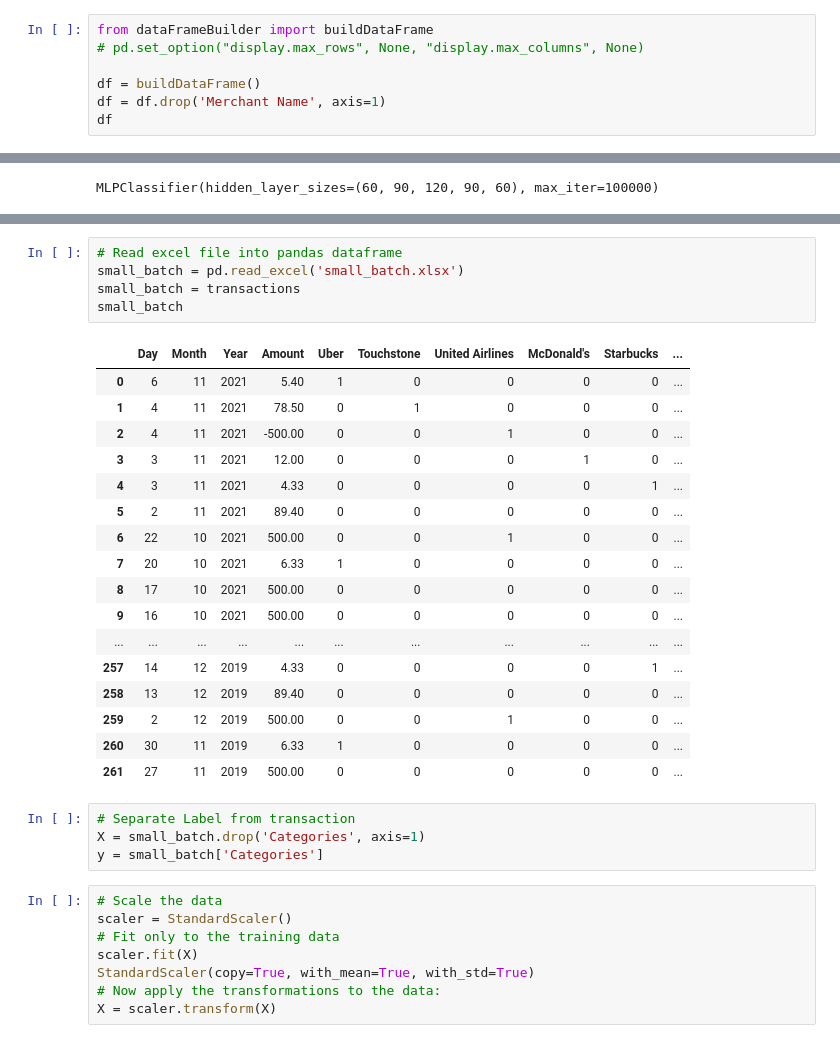
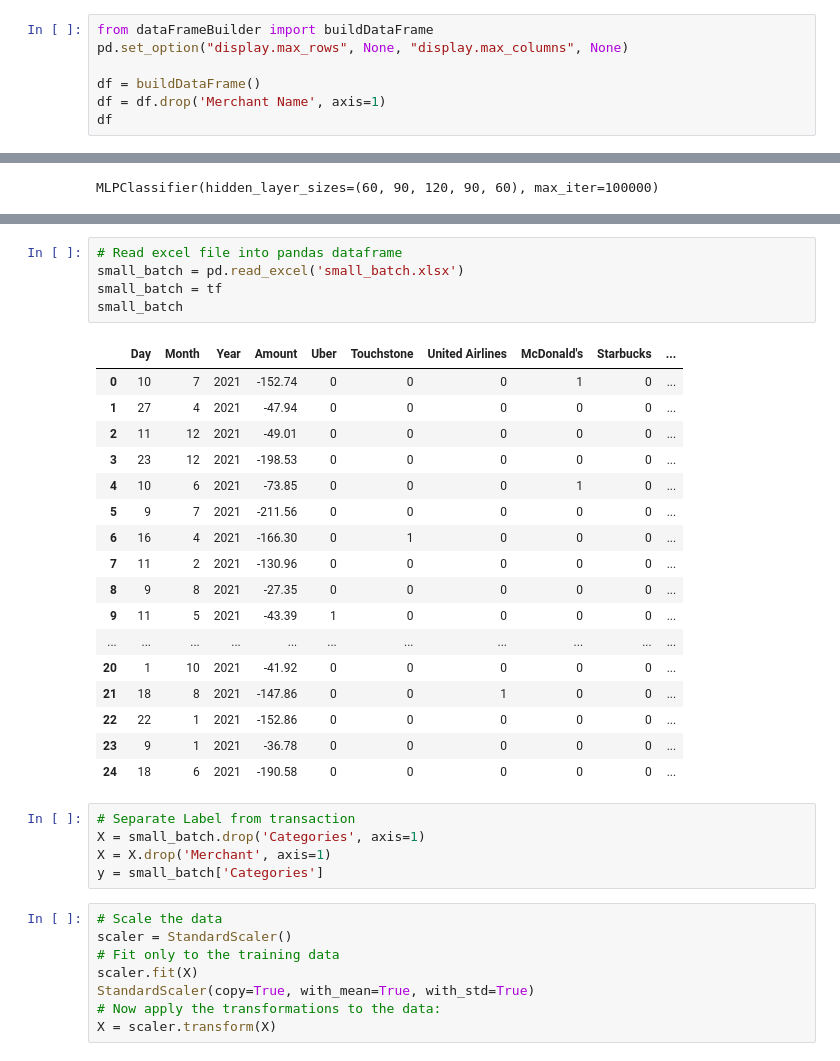
Before and after one commit to aaronjpotter93/BigBen, a Jupyter notebook: ai/my_nn.ipynb, the cells around one changed output, grey strips where cells are left out. Saved outputs shown, nothing was run; the diff lists cells and outputs as text.

```diff
--- a/ai/my_nn.ipynb
+++ b/ai/my_nn.ipynb
@@ -31,7 +31,7 @@ transactions
 123          0
 # %%
 from dataFrameBuilder import buildDataFrame
-# pd.set_option("display.max_rows", None, "display.max_columns", None)
+pd.set_option("display.max_rows", None, "display.max_columns", None)
 
 df = buildDataFrame()
 df = df.drop('Merchant Name', axis=1)
@@ -155,29 +224,30 @@ weighted avg       1.00      1.00      1.00        66
 # %%
 # Read excel file into pandas dataframe
 small_batch = pd.read_excel('small_batch.xlsx')
-small_batch = transactions
+small_batch = tf
 small_batch
 # %% [output]
 |  | Day | Month | Year | Amount | Uber | Touchstone | United Airlines | McDonald's | Starbucks | ... |
-| 0 | 6 | 11 | 2021 | 5.40 | 1 | 0 | 0 | 0 | 0 | ... |
-| 1 | 4 | 11 | 2021 | 78.50 | 0 | 1 | 0 | 0 | 0 | ... |
-| 2 | 4 | 11 | 2021 | -500.00 | 0 | 0 | 1 | 0 | 0 | ... |
-| 3 | 3 | 11 | 2021 | 12.00 | 0 | 0 | 0 | 1 | 0 | ... |
-| 4 | 3 | 11 | 2021 | 4.33 | 0 | 0 | 0 | 0 | 1 | ... |
-| 5 | 2 | 11 | 2021 | 89.40 | 0 | 0 | 0 | 0 | 0 | ... |
-| 6 | 22 | 10 | 2021 | 500.00 | 0 | 0 | 1 | 0 | 0 | ... |
-| 7 | 20 | 10 | 2021 | 6.33 | 1 | 0 | 0 | 0 | 0 | ... |
-| 8 | 17 | 10 | 2021 | 500.00 | 0 | 0 | 0 | 0 | 0 | ... |
-| 9 | 16 | 10 | 2021 | 500.00 | 0 | 0 | 0 | 0 | 0 | ... |
+| 0 | 10 | 7 | 2021 | -152.74 | 0 | 0 | 0 | 1 | 0 | ... |
+| 1 | 27 | 4 | 2021 | -47.94 | 0 | 0 | 0 | 0 | 0 | ... |
+| 2 | 11 | 12 | 2021 | -49.01 | 0 | 0 | 0 | 0 | 0 | ... |
+| 3 | 23 | 12 | 2021 | -198.53 | 0 | 0 | 0 | 0 | 0 | ... |
+| 4 | 10 | 6 | 2021 | -73.85 | 0 | 0 | 0 | 1 | 0 | ... |
+| 5 | 9 | 7 | 2021 | -211.56 | 0 | 0 | 0 | 0 | 0 | ... |
+| 6 | 16 | 4 | 2021 | -166.30 | 0 | 1 | 0 | 0 | 0 | ... |
+| 7 | 11 | 2 | 2021 | -130.96 | 0 | 0 | 0 | 0 | 0 | ... |
+| 8 | 9 | 8 | 2021 | -27.35 | 0 | 0 | 0 | 0 | 0 | ... |
+| 9 | 11 | 5 | 2021 | -43.39 | 1 | 0 | 0 | 0 | 0 | ... |
 | ... | ... | ... | ... | ... | ... | ... | ... | ... | ... | ... |
-| 257 | 14 | 12 | 2019 | 4.33 | 0 | 0 | 0 | 0 | 1 | ... |
-| 258 | 13 | 12 | 2019 | 89.40 | 0 | 0 | 0 | 0 | 0 | ... |
-| 259 | 2 | 12 | 2019 | 500.00 | 0 | 0 | 1 | 0 | 0 | ... |
-| 260 | 30 | 11 | 2019 | 6.33 | 1 | 0 | 0 | 0 | 0 | ... |
-| 261 | 27 | 11 | 2019 | 500.00 | 0 | 0 | 0 | 0 | 0 | ... |
+| 20 | 1 | 10 | 2021 | -41.92 | 0 | 0 | 0 | 0 | 0 | ... |
+| 21 | 18 | 8 | 2021 | -147.86 | 0 | 0 | 1 | 0 | 0 | ... |
+| 22 | 22 | 1 | 2021 | -152.86 | 0 | 0 | 0 | 0 | 0 | ... |
+| 23 | 9 | 1 | 2021 | -36.78 | 0 | 0 | 0 | 0 | 0 | ... |
+| 24 | 18 | 6 | 2021 | -190.58 | 0 | 0 | 0 | 0 | 0 | ... |
 # %%
 # Separate Label from transaction
 X = small_batch.drop('Categories', axis=1)
+X = X.drop('Merchant', axis=1)
 y = small_batch['Categories']
 # %%
 # Scale the data
```
Also changed, not shown: parts of 9 cells of this notebook, 15 other files.
